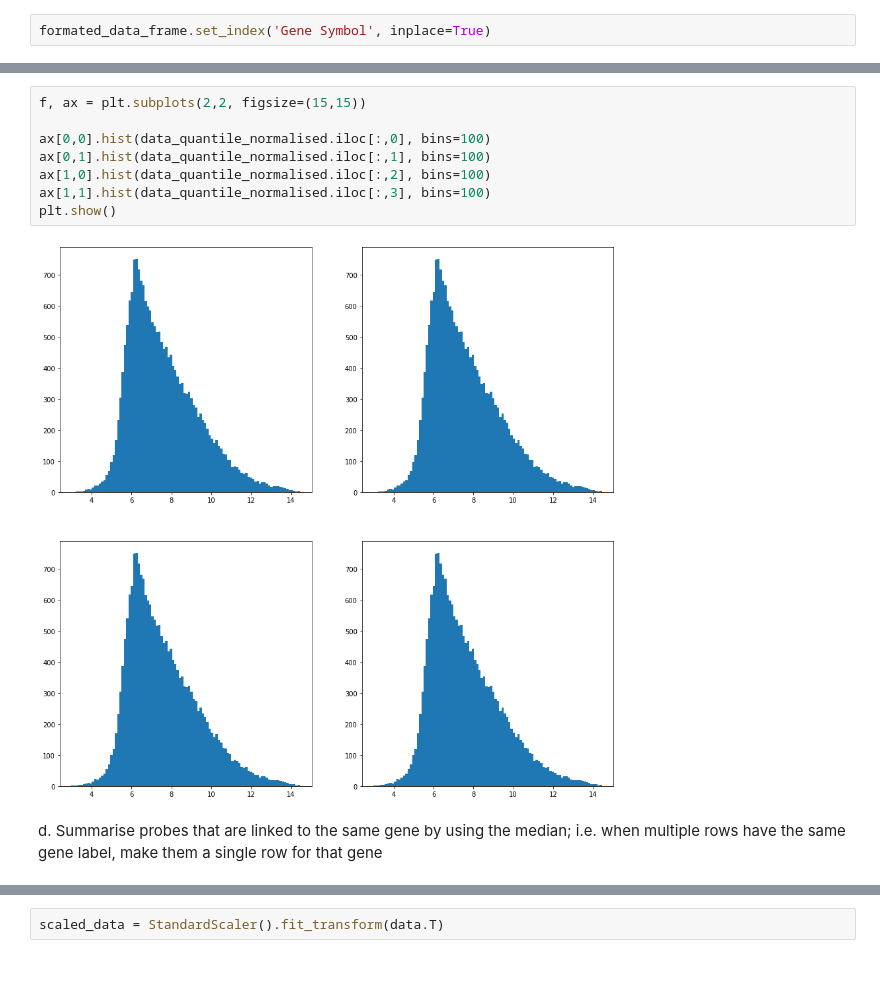
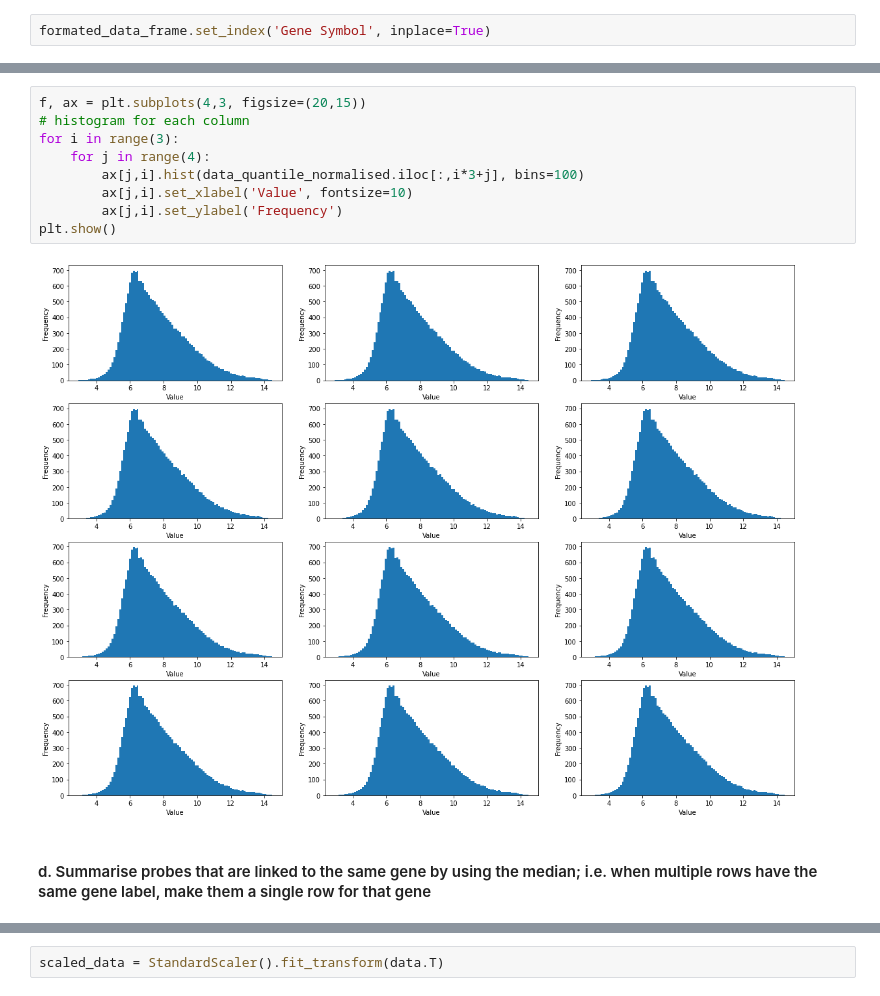
Before and after one commit to ramomar1992/bioinformatics-1-assignment-3, a Jupyter notebook: main.ipynb, the cells around one changed output, grey strips where cells are left out. Cells and saved outputs as stored; diff of their text form; blank space fills up the shorter version.

```diff
--- a/main.ipynb
+++ b/main.ipynb
@@ -90,15 +74,16 @@ data_quantile_normalised
-# %%
-f, ax = plt.subplots(2,2, figsize=(15,15))
-
-ax[0,0].hist(data_quantile_normalised.iloc[:,0], bins=100)
-ax[0,1].hist(data_quantile_normalised.iloc[:,1], bins=100)
-ax[1,0].hist(data_quantile_normalised.iloc[:,2], bins=100)
-ax[1,1].hist(data_quantile_normalised.iloc[:,3], bins=100)
-plt.show()
-# %% [output]
-[figure, removed]
+# %%
+f, ax = plt.subplots(4,3, figsize=(20,15))
+# histogram for each column
+for i in range(3):
+    for j in range(4):
+        ax[j,i].hist(data_quantile_normalised.iloc[:,i*3+j], bins=100)
+        ax[j,i].set_xlabel('Value', fontsize=10)
+        ax[j,i].set_ylabel('Frequency')
+plt.show()
+# %% [output]
+[figure, added]
 # %% [markdown]
-d. Summarise probes that are linked to the same gene by using the median; i.e. when multiple rows have the same gene label, make them a single row for that gene
+#### d. Summarise probes that are linked to the same gene by using the median; i.e. when multiple rows have the same gene label, make them a single row for that gene
 # %%
 data = data_quantile_normalised.groupby('Gene Symbol').median()
 data
```
Also changed, not shown: parts of 35 cells of this notebook, 1 other file.
